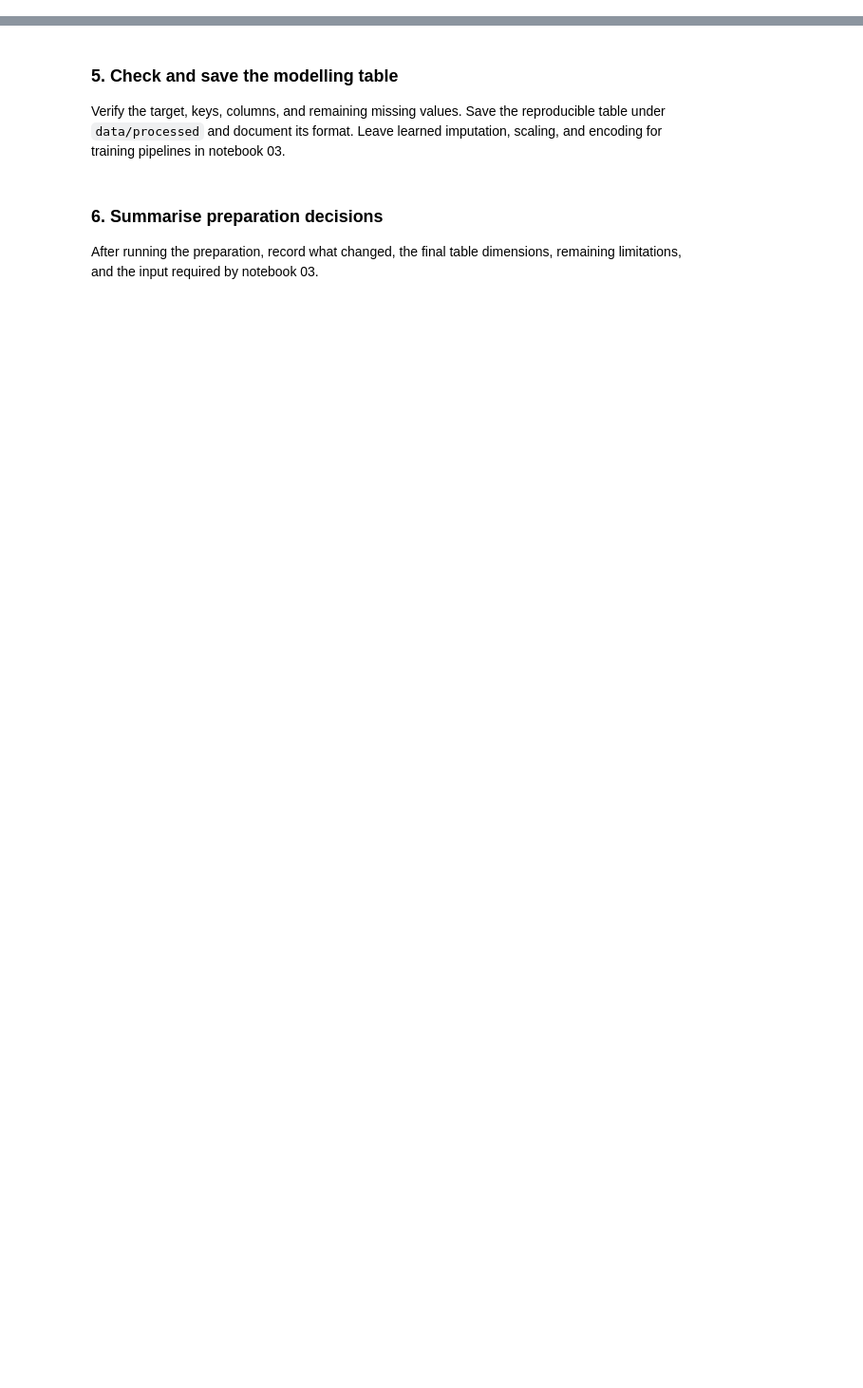
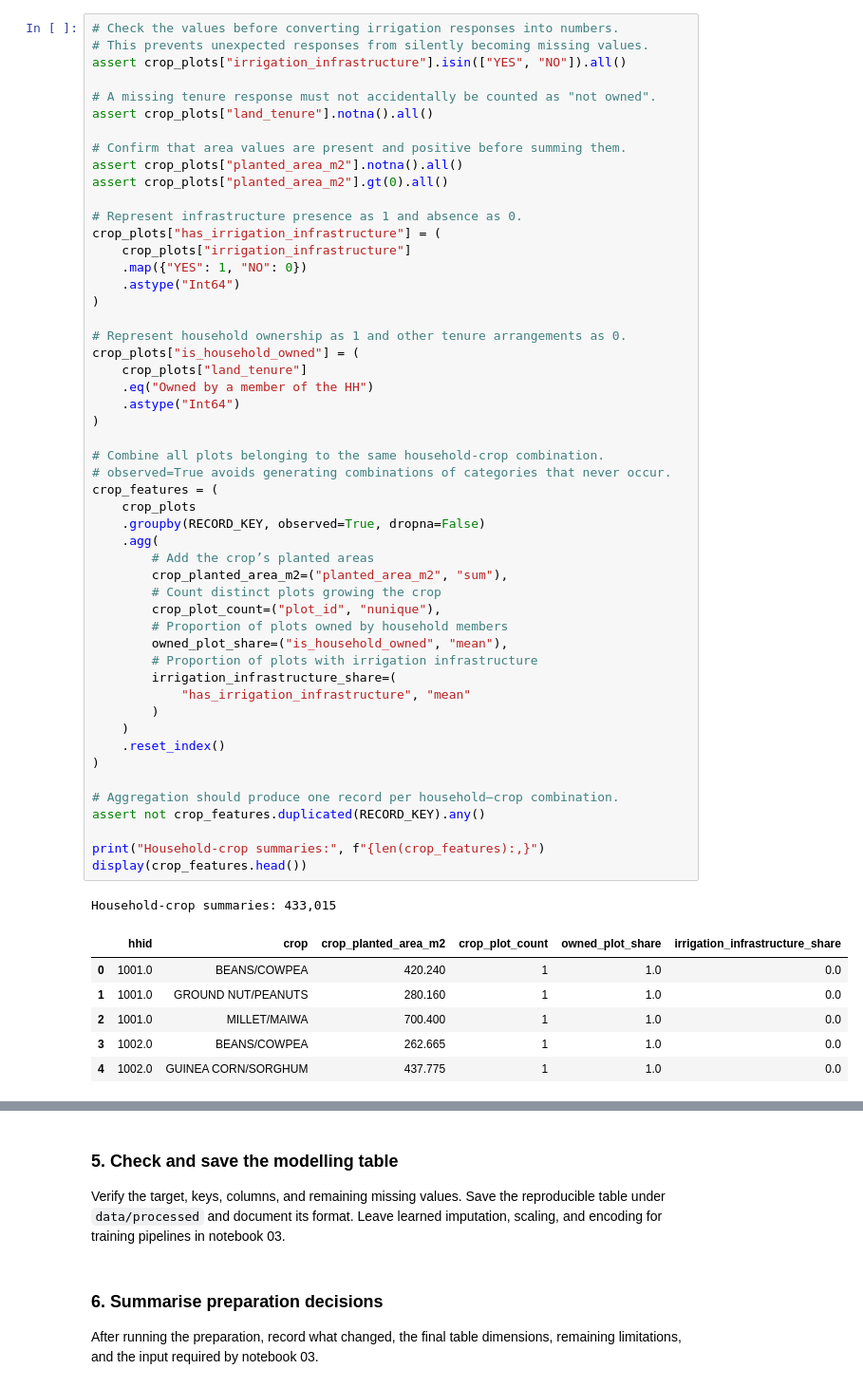
Before and after one commit to Chizycodes/nass-harvest-loss-prediction, a Jupyter notebook: notebooks/02_data_preparation.ipynb, the cells around one changed output, grey strips where cells are left out. Shown at 95% size. Cells and saved outputs as stored; diff of their text form; blank space fills up the shorter version.

```diff
--- a/notebooks/02_data_preparation.ipynb
+++ b/notebooks/02_data_preparation.ipynb
@@ -22,0 +439,59 @@ Prepare plot/crop information at household–crop level. Check key uniqueness, u
+# %%
+# Check the values before converting irrigation responses into numbers.
+# This prevents unexpected responses from silently becoming missing values.
+assert crop_plots["irrigation_infrastructure"].isin(["YES", "NO"]).all()
+
+# A missing tenure response must not accidentally be counted as "not owned".
+assert crop_plots["land_tenure"].notna().all()
+
+# Confirm that area values are present and positive before summing them.
+assert crop_plots["planted_area_m2"].notna().all()
+assert crop_plots["planted_area_m2"].gt(0).all()
+
+# Represent infrastructure presence as 1 and absence as 0.
+crop_plots["has_irrigation_infrastructure"] = (
+    crop_plots["irrigation_infrastructure"]
+    .map({"YES": 1, "NO": 0})
+    .astype("Int64")
+)
+
+# Represent household ownership as 1 and other tenure arrangements as 0.
+crop_plots["is_household_owned"] = (
+    crop_plots["land_tenure"]
+    .eq("Owned by a member of the HH")
+    .astype("Int64")
+)
+
+# Combine all plots belonging to the same household-crop combination.
+# observed=True avoids generating combinations of categories that never occur.
+crop_features = (
+    crop_plots
+    .groupby(RECORD_KEY, observed=True, dropna=False)
+    .agg(
+        # Add the crop’s planted areas
+        crop_planted_area_m2=("planted_area_m2", "sum"),
+        # Count distinct plots growing the crop
+        crop_plot_count=("plot_id", "nunique"),
+        # Proportion of plots owned by household members
+        owned_plot_share=("is_household_owned", "mean"),
+        # Proportion of plots with irrigation infrastructure
+        irrigation_infrastructure_share=(
+            "has_irrigation_infrastructure", "mean"
+        )
+    )
+    .reset_index()
+)
+
+# Aggregation should produce one record per household–crop combination.
+assert not crop_features.duplicated(RECORD_KEY).any()
+
+print("Household-crop summaries:", f"{len(crop_features):,}")
+display(crop_features.head())
+# %% [output]
+Household-crop summaries: 433,015
+|  | hhid | crop | crop_planted_area_m2 | crop_plot_count | owned_plot_share | irrigation_infrastructure_share |
+| 0 | 1001.0 | BEANS/COWPEA | 420.240 | 1 | 1.0 | 0.0 |
+| 1 | 1001.0 | GROUND NUT/PEANUTS | 280.160 | 1 | 1.0 | 0.0 |
+| 2 | 1001.0 | MILLET/MAIWA | 700.400 | 1 | 1.0 | 0.0 |
+| 3 | 1002.0 | BEANS/COWPEA | 262.665 | 1 | 1.0 | 0.0 |
+| 4 | 1002.0 | GUINEA CORN/SORGHUM | 437.775 | 1 | 1.0 | 0.0 |
```
Also changed, not shown: parts of 22 cells of this notebook, 1 other file.
